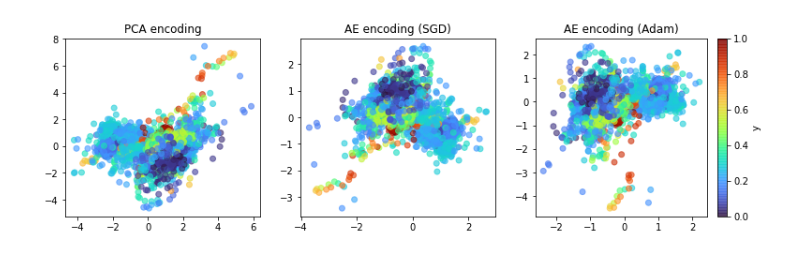
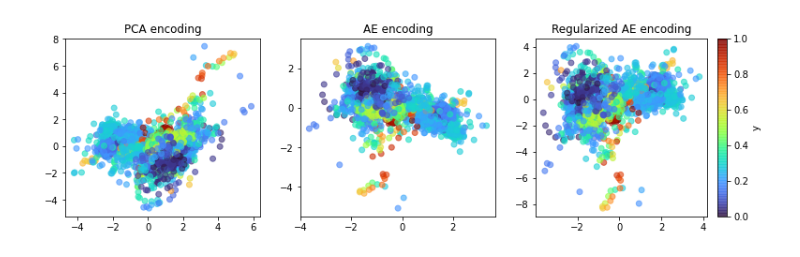
Before and after one commit to dcacciarelli/pca-vs-autoencoders, a Jupyter notebook: comparison.ipynb, the cells around one changed output. Drawn from its saved outputs; the diff is of its cells as text; code cells hidden in the pictures.

```diff
--- a/comparison.ipynb
+++ b/comparison.ipynb
@@ -28,6 +23,8 @@ random.seed(seed)
 np.random.seed(seed)
 torch.manual_seed(seed)
 os.environ['PYTHONHASHSEED'] = str(seed)
-encoded_features_ae_sgd = ae_encoding(x=features, encoding_dim=2, learning_rate=0.01, num_epochs=1000, batch_size=32, optimizer=torch.optim.SGD)
-encoded_features_ae_adam = ae_encoding(x=features, encoding_dim=2, learning_rate=0.01, num_epochs=1000, batch_size=32, optimizer=torch.optim.Adam)
-encoded_features_pca = pca_encoding(x=features, encoding_dim=2)
+encoded_features_ae, w_ae1, w_ae2 = ae_encoding(x=features, encoding_dim=2, learning_rate=0.001, num_epochs=1000,
+                                  batch_size=100, optimizer=torch.optim.Adam, lambda_param=0)
+encoded_features_ae_reg, w_ae_reg1, w_ae_reg2 = ae_encoding(x=features, encoding_dim=2, learning_rate=0.001, num_epochs=1000,
+                                      batch_size=100, optimizer=torch.optim.Adam, lambda_param=2)
+encoded_features_pca, w_pca = pca_encoding(x=features, encoding_dim=2)
@@ -34,15 +54,15 @@ encoded_features_pca = pca_encoding(x=features, encoding_dim=2)
 # %%
-# Plotting results
+# Plotting latent representations
 fig, axs = plt.subplots(1, 3, figsize=(14, 3.5), gridspec_kw={'width_ratios': [1, 1, 1.1]})
 pca_plot = axs[0].scatter(encoded_features_pca[:, 0], encoded_features_pca[:, 1], c=y, cmap='turbo', alpha=0.6)
 axs[0].set_title('PCA encoding')
-sgd_plot = axs[1].scatter(encoded_features_ae_sgd[:, 0], encoded_features_ae_sgd[:, 1], c=y, cmap='turbo', alpha=0.6)
-axs[1].set_title('AE encoding (SGD)')
-adam_plot = axs[2].scatter(encoded_features_ae_adam[:, 0], encoded_features_ae_adam[:, 1], c=y, cmap='turbo', alpha=0.6)
-axs[2].set_title('AE encoding (Adam)')
+sgd_plot = axs[1].scatter(encoded_features_ae[:, 0], encoded_features_ae[:, 1], c=y, cmap='turbo', alpha=0.6)
+axs[1].set_title('AE encoding')
+adam_plot = axs[2].scatter(encoded_features_ae_reg[:, 0], encoded_features_ae_reg[:, 1], c=y, cmap='turbo', alpha=0.6)
+axs[2].set_title('Regularized AE encoding')
 cbar = fig.colorbar(adam_plot)
 cbar.ax.set_ylabel('y')
 fig.subplots_adjust(right=0.85)
 plt.show()
 # %% [output]
-[figure, old version]
+[figure, new version]
```
Also changed, not shown: parts of 4 cells of this notebook, 2 other files.
